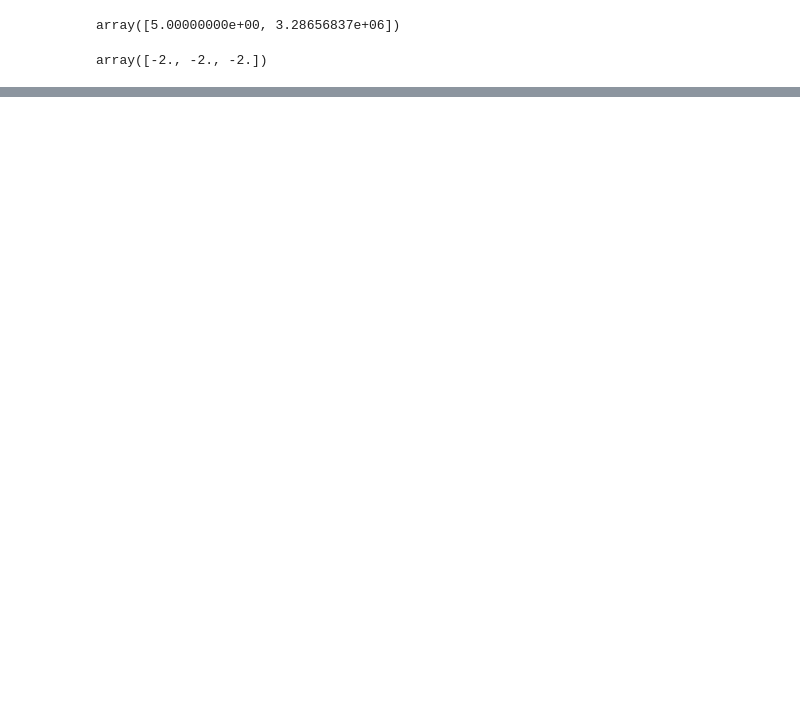
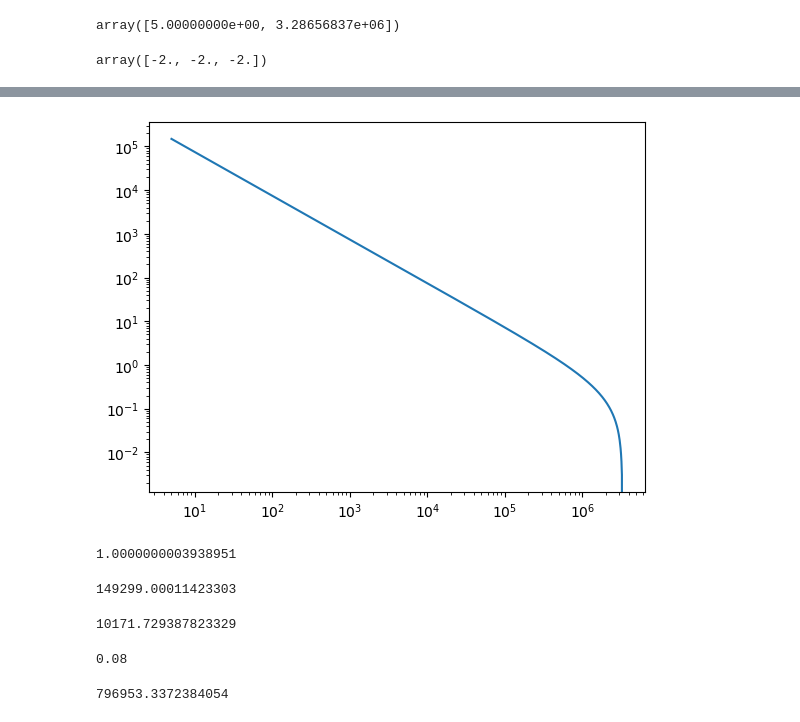
Before and after one commit to lmdesa/BOSSA, a Jupyter notebook: notebooks/imf_testing.ipynb, the cells around one changed output, grey strips where cells are left out. Cells and saved outputs as stored; diff of their text form; code cells hidden in the pictures; blank space fills up the shorter version.

```diff
--- a/notebooks/imf_testing.ipynb
+++ b/notebooks/imf_testing.ipynb
@@ -100,0 +126,18 @@ array([746496.13624834, 746496.13624834,      0.        ])
+# %%
+x0s = np.logspace(*np.log10([ecl.breaks[0], ecl.breaks[-1]]), 1000)
+imf_ints = [ecl.integrate(x0, 1.e9, normalized=True) for x0 in x0s]
+
+plt.plot(x0s, imf_ints)
+
+plt.xscale('log')
+plt.yscale('log')
+# %% [output]
+[figure, added]
+# %%
+ecl.m_tot/ecl.integrate(ecl.breaks[0], ecl.breaks[-1], mass=True)
+# %% [output]
+1.0000000003938951
+# %%
+ecl.integrate(ecl.breaks[0], ecl.breaks[-1], mass=False)
+# %% [output]
+149299.00011423303
@@ -100,0 +148,12 @@ array([746496.13624834, 746496.13624834,      0.        ])
+# %%
+igimf.imf(10)
+# %% [output]
+10171.729387823329
+# %%
+igimf.m_trunc_min
+# %% [output]
+0.08
+# %%
+igimf.imf(1)
+# %% [output]
+796953.3372384054
```
Also changed, not shown: parts of 23 cells of this notebook, 1 other file.
